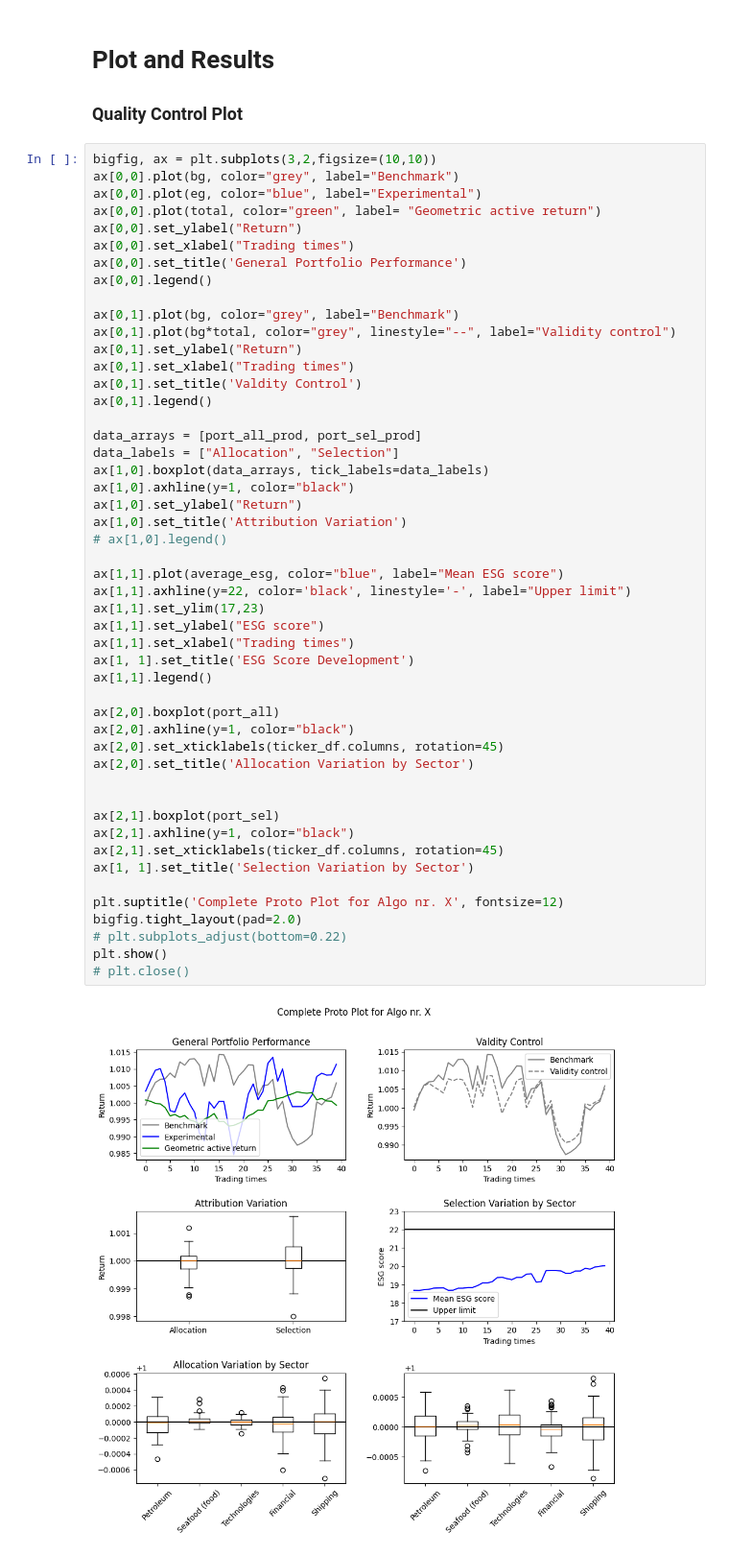
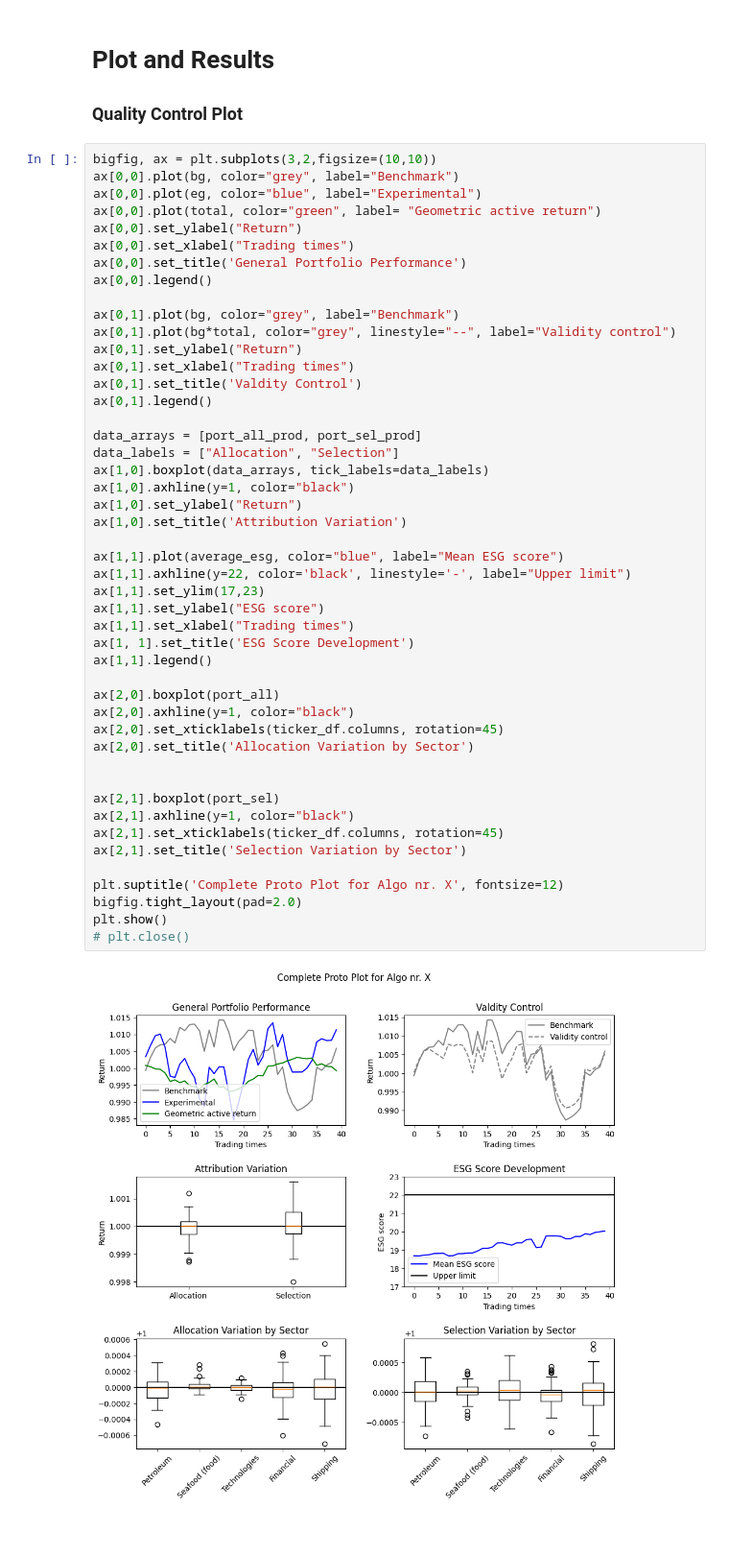
Before and after one commit to DataJakob/BBAN5000-Master-Thesis, a Jupyter notebook: src/testx2.ipynb, the cells around one changed output. Shown at 96% size. Drawn from its saved outputs; the diff is of its cells as text.

```diff
--- a/src/testx2.ipynb
+++ b/src/testx2.ipynb
@@ -167,34 +175,32 @@ ax[0,1].legend()
 data_arrays = [port_all_prod, port_sel_prod]
 data_labels = ["Allocation", "Selection"]
 ax[1,0].boxplot(data_arrays, tick_labels=data_labels)
 ax[1,0].axhline(y=1, color="black")
 ax[1,0].set_ylabel("Return")
 ax[1,0].set_title('Attribution Variation')
-# ax[1,0].legend()
 
 ax[1,1].plot(average_esg, color="blue", label="Mean ESG score")
 ax[1,1].axhline(y=22, color='black', linestyle='-', label="Upper limit")
 ax[1,1].set_ylim(17,23)
 ax[1,1].set_ylabel("ESG score")
 ax[1,1].set_xlabel("Trading times")
 ax[1, 1].set_title('ESG Score Development')
 ax[1,1].legend()
 
 ax[2,0].boxplot(port_all)
 ax[2,0].axhline(y=1, color="black")
 ax[2,0].set_xticklabels(ticker_df.columns, rotation=45)
 ax[2,0].set_title('Allocation Variation by Sector')
 
 
 ax[2,1].boxplot(port_sel)
 ax[2,1].axhline(y=1, color="black")
 ax[2,1].set_xticklabels(ticker_df.columns, rotation=45)
-ax[1, 1].set_title('Selection Variation by Sector')
+ax[2,1].set_title('Selection Variation by Sector')
 
 plt.suptitle('Complete Proto Plot for Algo nr. X', fontsize=12)
 bigfig.tight_layout(pad=2.0)
-# plt.subplots_adjust(bottom=0.22)
 plt.show()
 # plt.close()
 # %% [output]
-[figure, old version]
+[figure, new version]
```
Also changed, not shown: parts of 7 cells of this notebook, 3 other files.
